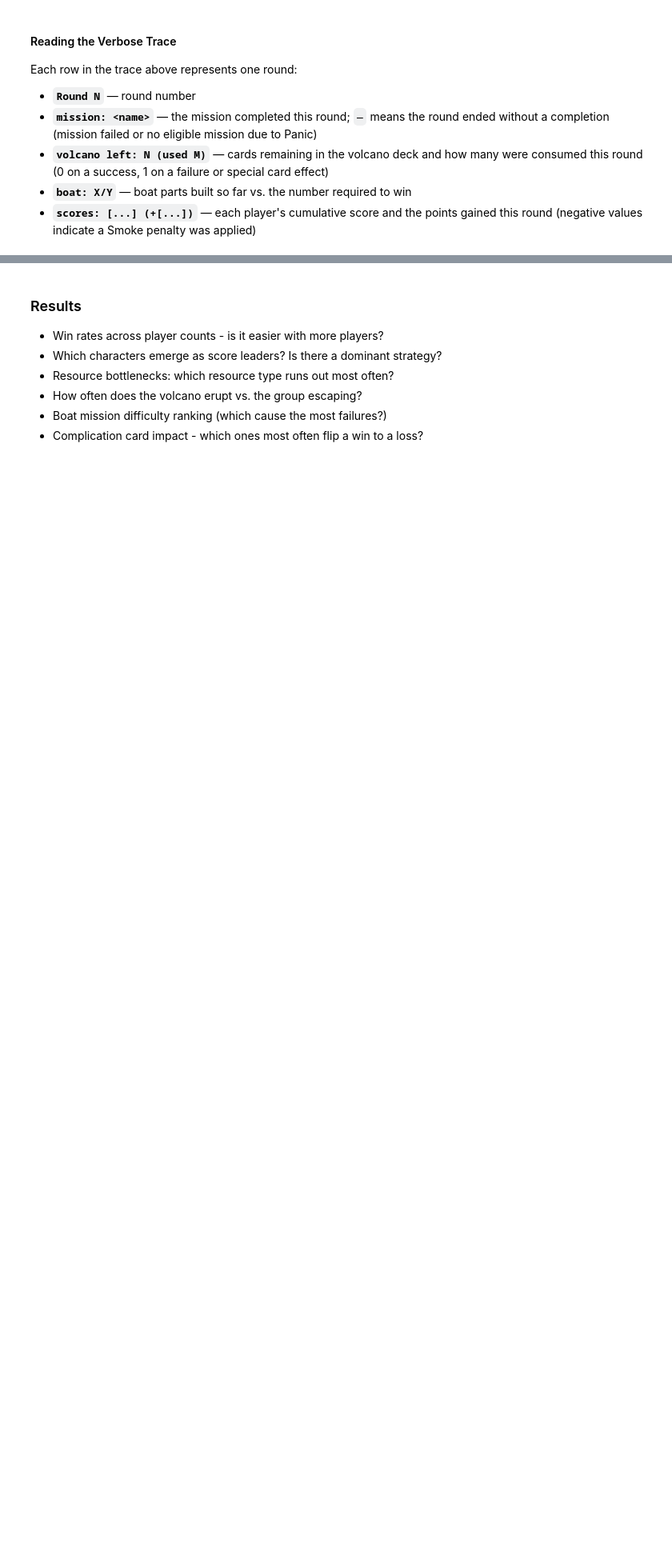
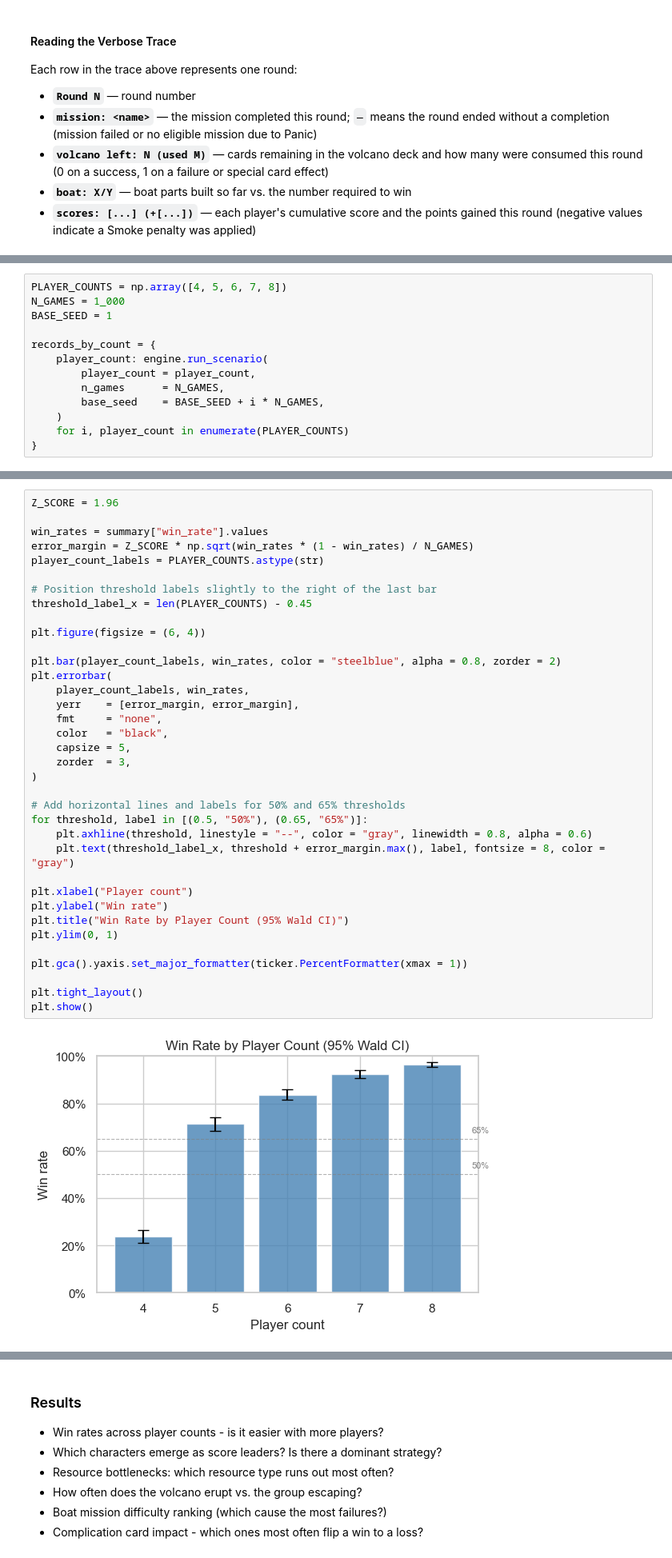
Before and after one commit to simo21-ss/volcano-rush, a Jupyter notebook: notebooks/simulation.ipynb, the cells around one changed output, grey strips where cells are left out. Shown at 80% size. Drawn from its saved outputs; the diff is of its cells as text; blank space fills up the shorter version.

```diff
--- a/notebooks/simulation.ipynb
+++ b/notebooks/simulation.ipynb
@@ -272,0 +286,13 @@ Each row in the trace above represents one round:
+# %%
+PLAYER_COUNTS = np.array([4, 5, 6, 7, 8])
+N_GAMES = 1_000
+BASE_SEED = 1
+
+records_by_count = {
+    player_count: engine.run_scenario(
+        player_count = player_count,
+        n_games      = N_GAMES,
+        base_seed    = BASE_SEED + i * N_GAMES,
+    )
+    for i, player_count in enumerate(PLAYER_COUNTS)
+}
@@ -273 +404,39 @@ Each row in the trace above represents one round:
+# %%
+Z_SCORE = 1.96
+
+win_rates = summary["win_rate"].values
+error_margin = Z_SCORE * np.sqrt(win_rates * (1 - win_rates) / N_GAMES)
+player_count_labels = PLAYER_COUNTS.astype(str)
+
+# Position threshold labels slightly to the right of the last bar
+threshold_label_x = len(PLAYER_COUNTS) - 0.45
+
+plt.figure(figsize = (6, 4))
+
+plt.bar(player_count_labels, win_rates, color = "steelblue", alpha = 0.8, zorder = 2)
+plt.errorbar(
+    player_count_labels, win_rates,
+    yerr    = [error_margin, error_margin],
+    fmt     = "none",
+    color   = "black",
+    capsize = 5,
+    zorder  = 3,
+)
+
+# Add horizontal lines and labels for 50% and 65% thresholds
+for threshold, label in [(0.5, "50%"), (0.65, "65%")]:
+    plt.axhline(threshold, linestyle = "--", color = "gray", linewidth = 0.8, alpha = 0.6)
+    plt.text(threshold_label_x, threshold + error_margin.max(), label, fontsize = 8, color = "gray")
+
+plt.xlabel("Player count")
+plt.ylabel("Win rate")
+plt.title("Win Rate by Player Count (95% Wald CI)")
+plt.ylim(0, 1)
+
+plt.gca().yaxis.set_major_formatter(ticker.PercentFormatter(xmax = 1))
+
+plt.tight_layout()
+plt.show()
+# %% [output]
+[figure, added]
 # %% [markdown]
```
Also changed, not shown: parts of 11 cells of this notebook.
